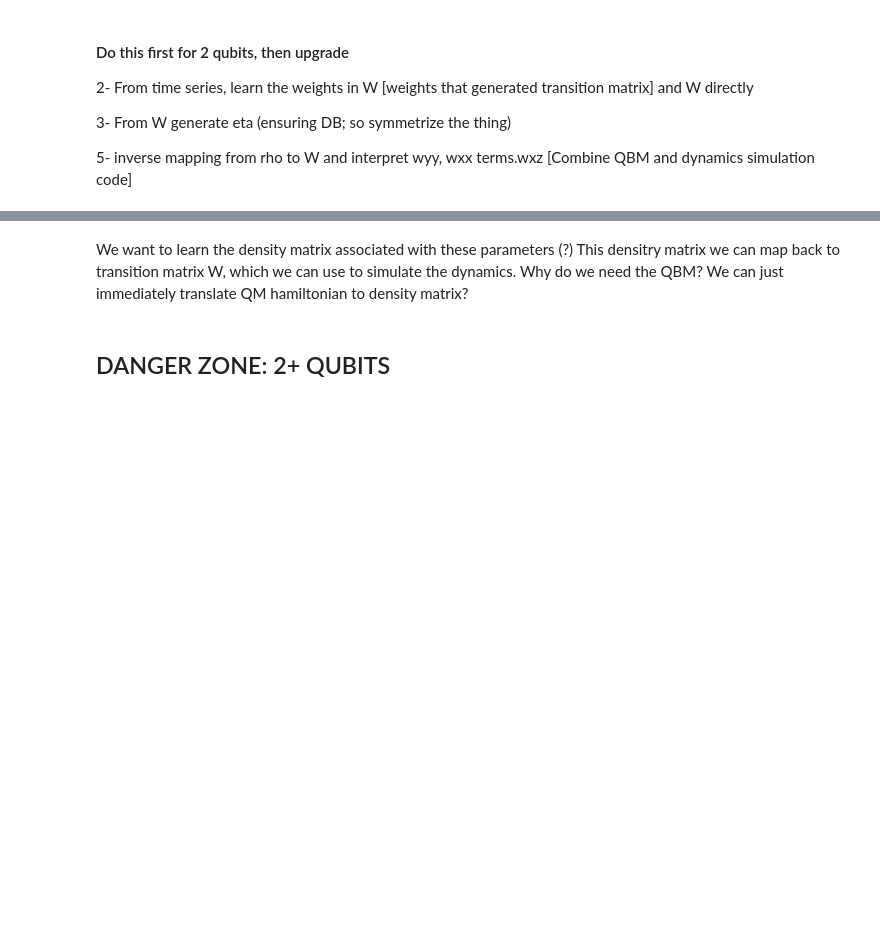
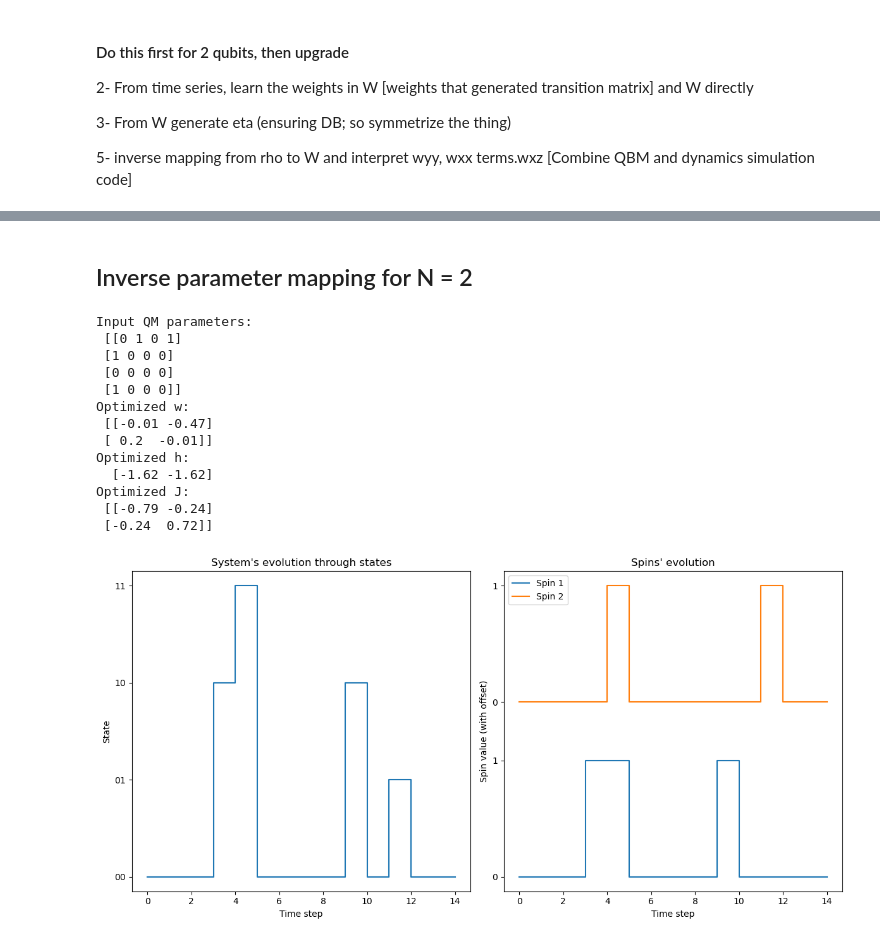
Before and after one commit to Victor-Alessandro/QBM-code, a Jupyter notebook: Quantum-Classical Mapping.ipynb, the cells around one changed output, grey strips where cells are left out. Cells and saved outputs as stored; diff of their text form; code cells hidden in the pictures; blank space fills up the shorter version.

```diff
--- a/Quantum-Classical Mapping.ipynb
+++ b/Quantum-Classical Mapping.ipynb
@@ -536,4 +566,0 @@ w_eta = generate_w(wx1x2 ,wy1y2, wz1z2, hx1, hx2, hy1, hy2, hz1, hz2)
-# %% [markdown]
-We want to learn the density matrix associated with these parameters (?) This densitry matrix we can map back to transition matrix W, which we can use to simulate the dynamics. Why do we need the QBM? We can just immediately translate QM hamiltonian to density matrix?
-# %% [markdown]
-## DANGER ZONE: 2+ QUBITS
@@ -686,0 +567,60 @@ def log_likelihood(params, data, n_spins):
+# %% [markdown]
+## Inverse parameter mapping for N = 2
+# %%
+# QM HAMILTONIAN PARAMETERS
+wx1x2 = 0
+wy1y2 = 0
+wz1z2 = 0
+hx1   = 1
+hx2   = 1
+hy1   = 0
+hy2   = 0
+hz1   = 1
+hz2   = 1
+
+w_eta            = generate_w(wx1x2 ,wy1y2, wz1z2, hx1, hx2, hy1, hy2, hz1, hz2)
+
+# QBM PARAMETERS
+lr       = 1.2      #  learning rate
+maxiter  = 2**16    #  iterations
+tol      = 1e-10    #  tolerance
+random_seed = 666
+
+# DYNAMICS PARAMETERS
+n_spins = 2
+steps = 15
+
+#QUANTUM HAMILTONIAN TO RHO
+interactions     = generate_interaction_matrices()
+_, rho, _, _, _ = learn_w(w_eta, interactions, lr, maxiter, tol, random_seed)
+
+#RHO TO W
+W, _ = density_matrix_to_transition_matrix(rho)
+if not check_ergodicity(rho, K=10):
+    print('error')
+
+# SIMULATE SYSTEM & INFER PARAMETERS
+trajectory = simulate_dynamics(W, steps, n_spins)
+w_opt, h_opt, J_opt = optimize_parameters(W, n_spins, seed=None)
+
+print(f"Input QM parameters: \n {w_eta}")
+print("Optimized w: \n", w_opt)
+print("Optimized h: \n ", h_opt)
+print("Optimized J: \n", J_opt)
+
+plot_combined_dynamics(trajectory, n_spins)
+# %% [output]
+Input QM parameters:
+ [[0 1 0 1]
+ [1 0 0 0]
+ [0 0 0 0]
+ [1 0 0 0]]
+Optimized w:
+ [[-0.01 -0.47]
+ [ 0.2  -0.01]]
+Optimized h:
+  [-1.62 -1.62]
+Optimized J:
+ [[-0.79 -0.24]
+ [-0.24  0.72]]
+[figure, added]
```
Also changed, not shown: parts of 20 cells of this notebook, 1 other file.
